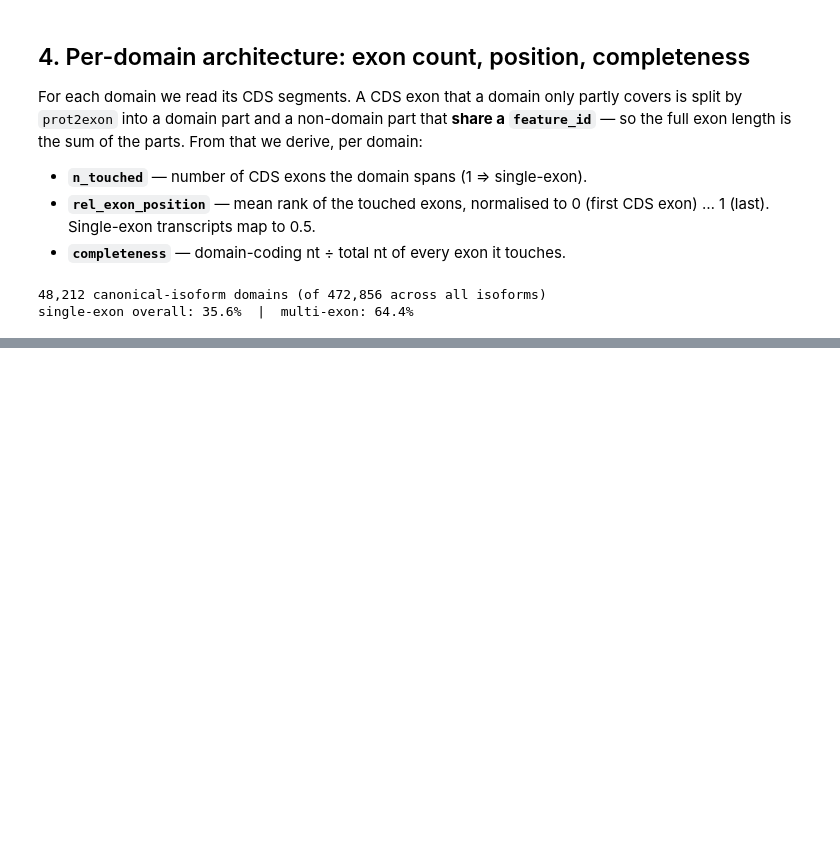
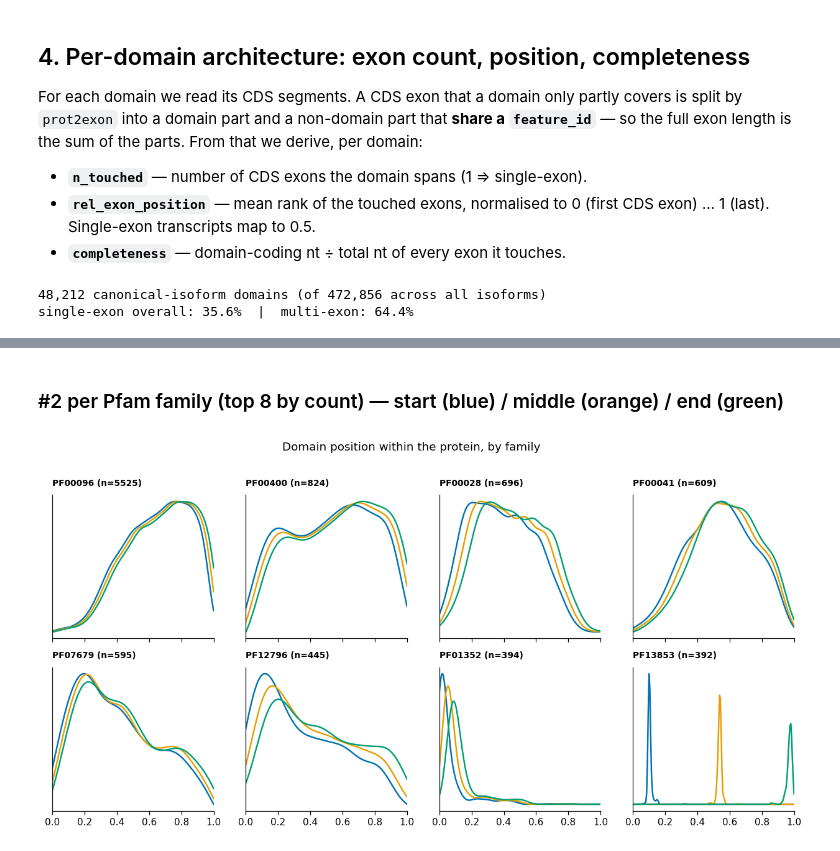
Before and after one commit to SotoLF/fastCDS, a Jupyter notebook: tutorial/reproduce_paper/end_to_end/domain_functional_atlas.ipynb, the cells around one changed output, grey strips where cells are left out. Drawn from its saved outputs; the diff is of its cells as text; code cells hidden in the pictures; blank space fills up the shorter version.

```diff
--- a/tutorial/reproduce_paper/end_to_end/domain_functional_atlas.ipynb
+++ b/tutorial/reproduce_paper/end_to_end/domain_functional_atlas.ipynb
@@ -382,0 +402,18 @@ far more than the domain itself.
+# %% [markdown]
+### #2 per Pfam family (top 8 by count) — start (blue) / middle (orange) / end (green)
+# %%
+fig, axes = plt.subplots(2, 4, figsize=(14, 6), sharex=True)
+for axx, pf in zip(axes.ravel(), TOPFAM):
+    sub = d[d.pfam_id == pf]
+    for q, c in [("pos_start", COLORS['prot2exon']), ("pos_mid", COLORS['transvar']),
+                 ("pos_end", COLORS['good'])]:
+        x, y = kde_xy(sub[q])
+        if x is not None:
+            axx.plot(x, y, color=c, lw=1.6)
+    axx.set_title(f"{pf} (n={len(sub)})", fontsize=9, loc="left")
+    axx.set_xlim(0, 1); axx.set_yticks([])
+fig.suptitle("Domain position within the protein, by family", y=1.01)
+display(fig)
+fig.savefig(DATA / "fig_analysis2_position_perfamily.png", bbox_inches="tight")
+# %% [output]
+[figure, added]
```
Also changed, not shown: parts of 19 cells of this notebook, 10 other files.
